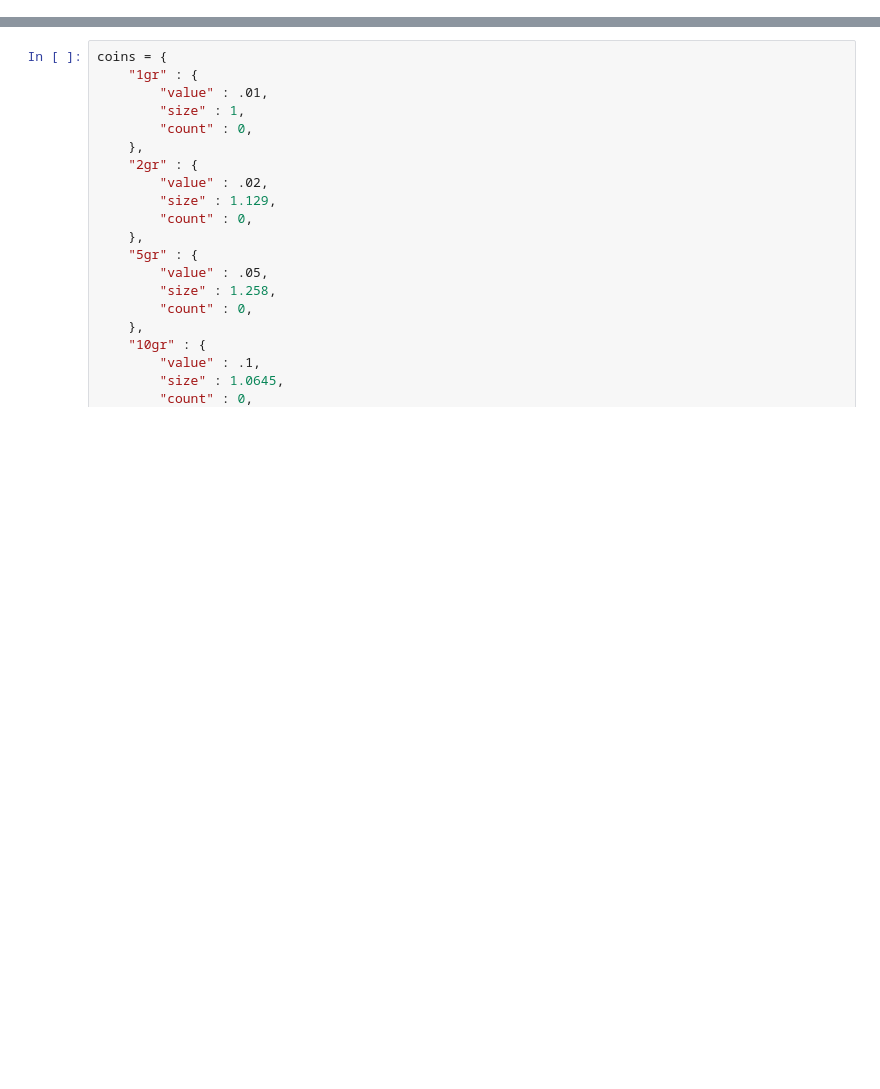
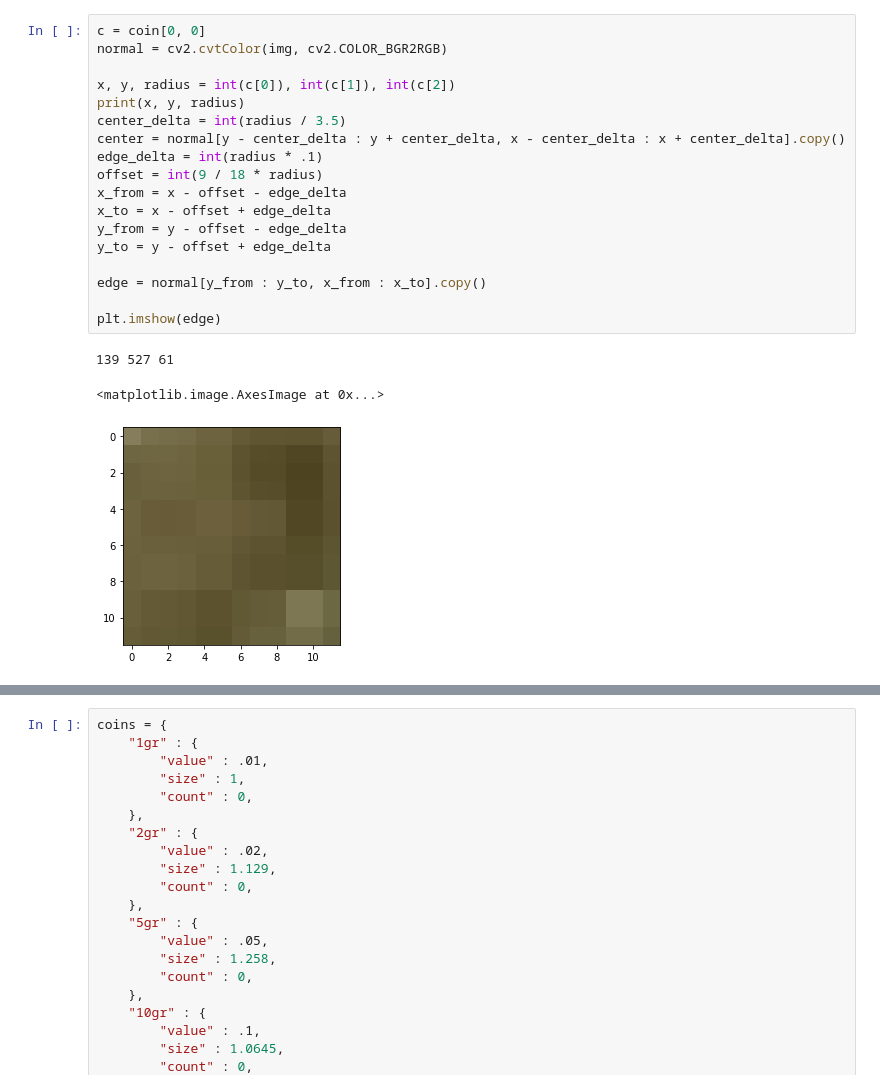
Before and after one commit to misterhz/coin-detection, a Jupyter notebook: coins.ipynb, the cells around one changed output, grey strips where cells are left out. Cells and saved outputs as stored; diff of their text form; blank space fills up the shorter version.

```diff
--- a/coins.ipynb
+++ b/coins.ipynb
@@ -181,3 +203,25 @@ found 21 circle(s)
+# %%
+c = coin[0, 0]
+normal = cv2.cvtColor(img, cv2.COLOR_BGR2RGB)
+
+x, y, radius = int(c[0]), int(c[1]), int(c[2])
+print(x, y, radius)
+center_delta = int(radius / 3.5)
+center = normal[y - center_delta : y + center_delta, x - center_delta : x + center_delta].copy()
+edge_delta = int(radius * .1)
+offset = int(9 / 18 * radius)
+x_from = x - offset - edge_delta
+x_to = x - offset + edge_delta
+y_from = y - offset - edge_delta
+y_to = y - offset + edge_delta
+
+edge = normal[y_from : y_to, x_from : x_to].copy()
+
+plt.imshow(edge)
+# %% [output]
+139 527 61
+<matplotlib.image.AxesImage at 0x...>
+[figure, added]
 # %%
 plt.figure(figsize=(20,10))
 
```
Also changed, not shown: parts of 6 cells of this notebook.
